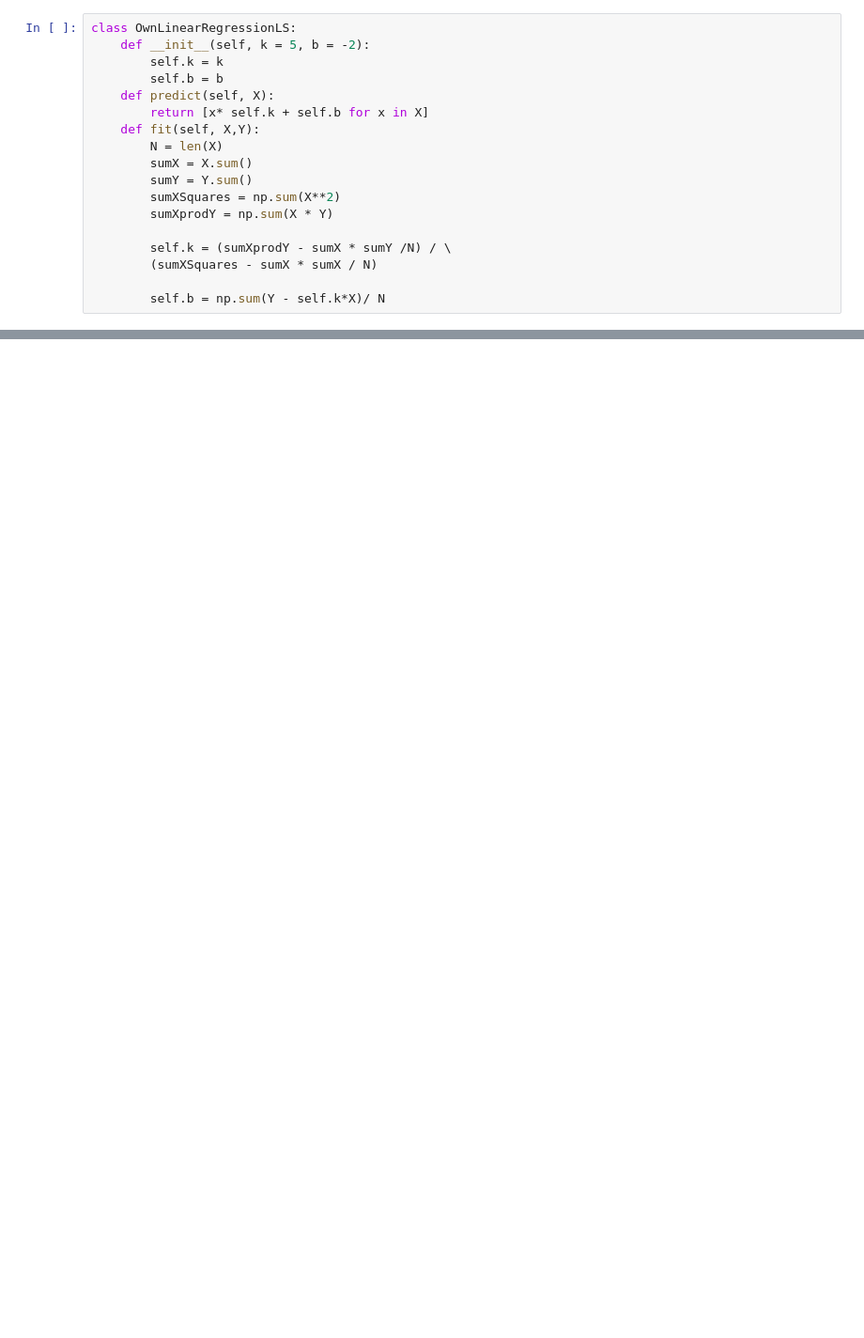
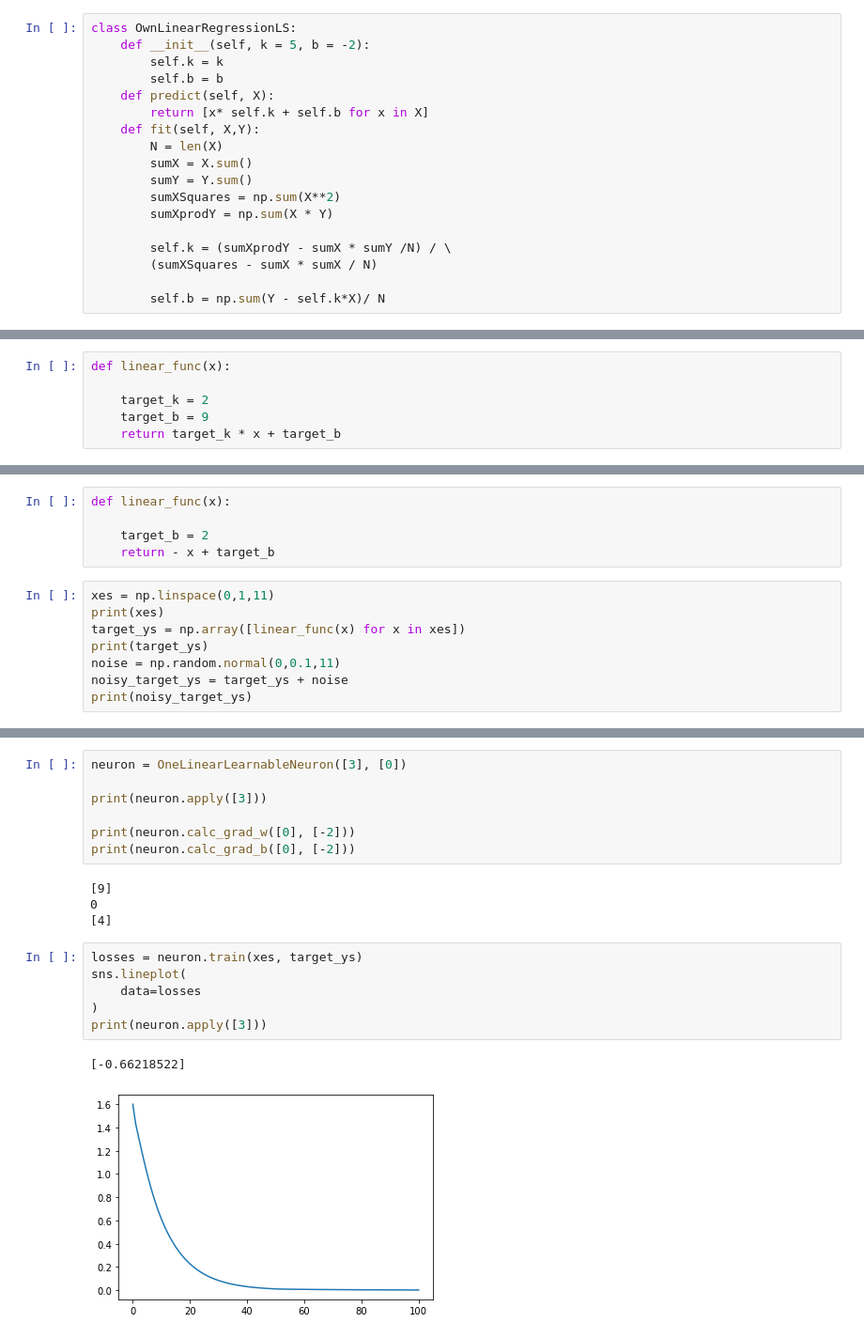
Before and after one commit to Paull-dark/Skill_Notebooks_2ndY, a Jupyter notebook: Mod_2_Math_for_NN_prt_1/Lin_models_vs_numpy.ipynb, the cells around one changed output, grey strips where cells are left out. Shown at 94% size. Drawn from its saved outputs; the diff is of its cells as text; blank space fills up the shorter version.

```diff
--- a/Mod_2_Math_for_NN_prt_1/Lin_models_vs_numpy.ipynb
+++ b/Mod_2_Math_for_NN_prt_1/Lin_models_vs_numpy.ipynb
@@ -122,0 +186,6 @@ array([-1.83756546, -1.56117564, -1.05281718, -0.60729686,  0.08654076,
+# %%
+def linear_func(x):
+
+    target_k = 2
+    target_b = 9
+    return target_k * x + target_b
@@ -122,0 +305,13 @@ array([-1.83756546, -1.56117564, -1.05281718, -0.60729686,  0.08654076,
+# %%
+def linear_func(x):
+
+    target_b = 2
+    return - x + target_b
+# %%
+xes = np.linspace(0,1,11)
+print(xes)
+target_ys = np.array([linear_func(x) for x in xes])
+print(target_ys)
+noise = np.random.normal(0,0.1,11)
+noisy_target_ys = target_ys + noise
+print(noisy_target_ys)
@@ -122,0 +373,20 @@ array([-1.83756546, -1.56117564, -1.05281718, -0.60729686,  0.08654076,
+# %%
+neuron = OneLinearLearnableNeuron([3], [0])
+
+print(neuron.apply([3]))
+
+print(neuron.calc_grad_w([0], [-2]))
+print(neuron.calc_grad_b([0], [-2]))
+# %% [output]
+[9]
+0
+[4]
+# %%
+losses = neuron.train(xes, target_ys)
+sns.lineplot(
+    data=losses
+)
+print(neuron.apply([3]))
+# %% [output]
+[-0.66218522]
+[figure, added]
```
Also changed, not shown: parts of 30 cells of this notebook, 1 other file.
